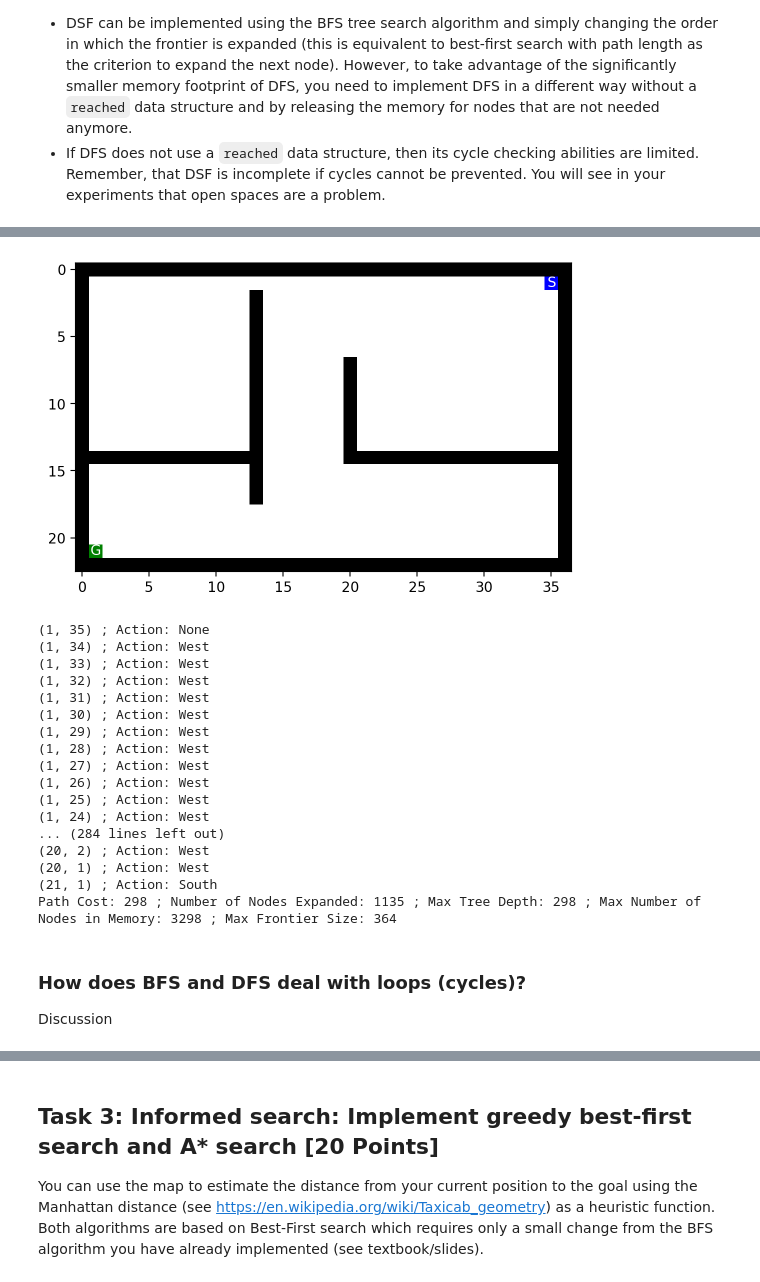
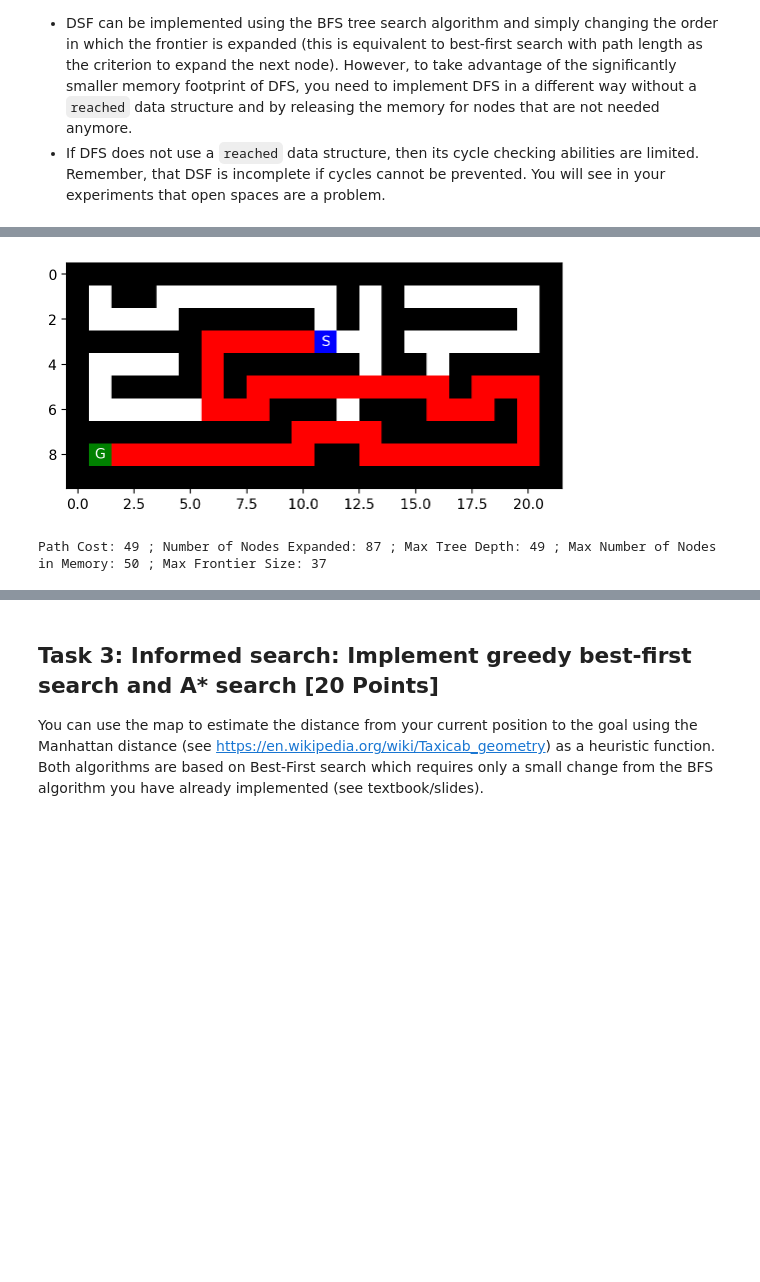
Before and after one commit to leilaniGegg/CS7320-ArtificialIntelligence, a Jupyter notebook: Assignment 3/Maze.ipynb, the cells around one changed output, grey strips where cells are left out. Cells and saved outputs as stored; diff of their text form; code cells hidden in the pictures; blank space fills up the shorter version.

```diff
--- a/Assignment 3/Maze.ipynb
+++ b/Assignment 3/Maze.ipynb
@@ -254,13 +269,14 @@ def bfs(maze, start, goal):
                 max_frontier_size = frontier.__len__()
     return None
 # %%
-with open("./mazes/open_maze.txt", "r") as f:
+with open("./mazes/small_maze.txt", "r") as f:
     maze_str = f.read()
 maze = mh.parse_maze(maze_str)
-mh.show_maze(maze)
 
 result = bfs(maze, mh.find_pos(maze, "S"), mh.find_pos(maze, "G"))
 for node in result[0]:
-    print(node.pos, '; Action:', node.action)
+    if maze[node.pos] not in ["S", "G"]:
+        maze[node.pos] = "P"
+mh.show_maze(maze)
 print('Path Cost:', result[1], '; Number of Nodes Expanded:', result[2], '; Max Tree Depth:', result[3], '; Max Number of Nodes in Memory:', result[4], '; Max Frontier Size:', result[5])
 # %% [output]
@@ -287,8 +287,6 @@ import copy
 ########### DFS ###########
 
 def is_cycle(node):
-    # Check for all cycles
-    #make deepy copy of node
     temp_node = copy.deepcopy(node)
     while temp_node.parent != None:
         if temp_node.parent.pos == node.pos:
@@ -302,26 +300,23 @@ def dfs(maze, start, goal):
     max_tree_depth = 0
     num_nodes_expanded = 0
     max_frontier_size = 0
-    max_nodes_memory = 0
 
     frontier = [Node(start, None, None, 0)]
 
     while frontier:
         num_nodes_expanded += 1
-        max_nodes_memory += 1
         current_node = frontier.pop()
 
-        if current_node.pos == goal:
-            return current_node.get_path_from_root(), current_node.cost, num_nodes_expanded, max_tree_depth, max_nodes_memory, max_frontier_size
+        if maze[current_node.pos] == "G":
+            return current_node.get_path_from_root(), current_node.cost, num_nodes_expanded, max_tree_depth, len(current_node.get_path_from_root()), max_frontier_size
 
         if not is_cycle(current_node):
             for action in actions:
-                #get neighbor position if it is not a wall
+                # Get neighbor position if it is not a wall
                 neighbor_pos = (current_node.pos[0] + actions[action][0], current_node.pos[1] + actions[action][1])
                 if mh.look(maze, neighbor_pos) != "X":
                     # Create neighbor node
                     neighbor_node = Node(neighbor_pos, current_node, action, current_node.cost + 1)
-                    max_nodes_memory += 1
                     # Adjust max tree depth
                     if neighbor_node.cost > max_tree_depth:
                         max_tree_depth = neighbor_node.cost
@@ -332,35 +327,22 @@ def dfs(maze, start, goal):
                     # Add neighbor to frontier
                     frontier.append(neighbor_node)
                     # Adjust max frontier size
-                    if frontier.__len__() > max_frontier_size:
-                        max_frontier_size = frontier.__len__()
+                    if len(frontier) > max_frontier_size:
+                        max_frontier_size = len(frontier)
     return None
 # %%
+with open("./mazes/small_maze.txt", "r") as f:
+    maze_str = f.read()
+maze = mh.parse_maze(maze_str)
+
+result = dfs(maze, mh.find_pos(maze, "S"), mh.find_pos(maze, "G"))
+
+for node in result[0]:
+    if maze[node.pos] not in ["S", "G"]:
+        maze[node.pos] = "P"
 mh.show_maze(maze)
 
-result = dfs(maze, mh.find_pos(maze, "S"), mh.find_pos(maze, "G"))
-for node in result[0]:
-    print(node.pos, '; Action:', node.action)
 print('Path Cost:', result[1], '; Number of Nodes Expanded:', result[2], '; Max Tree Depth:', result[3], '; Max Number of Nodes in Memory:', result[4], '; Max Frontier Size:', result[5])
 # %% [output]
-[figure, old version]
+[figure, new version]
-(1, 35) ; Action: None
-(1, 34) ; Action: West
-(1, 33) ; Action: West
-(1, 32) ; Action: West
-(1, 31) ; Action: West
-(1, 30) ; Action: West
-(1, 29) ; Action: West
-(1, 28) ; Action: West
-(1, 27) ; Action: West
-(1, 26) ; Action: West
-(1, 25) ; Action: West
-(1, 24) ; Action: West
-... (284 lines left out)
-(20, 2) ; Action: West
-(20, 1) ; Action: West
-(21, 1) ; Action: South
-Path Cost: 298 ; Number of Nodes Expanded: 1135 ; Max Tree Depth: 298 ; Max Number of Nodes in Memory: 3298 ; Max Frontier Size: 364
+Path Cost: 49 ; Number of Nodes Expanded: 87 ; Max Tree Depth: 49 ; Max Number of Nodes in Memory: 50 ; Max Frontier Size: 37
-# %% [markdown]
-### How does BFS and DFS deal with loops (cycles)?
-Discussion
```
Also changed, not shown: parts of 39 cells of this notebook, 2 other files.
